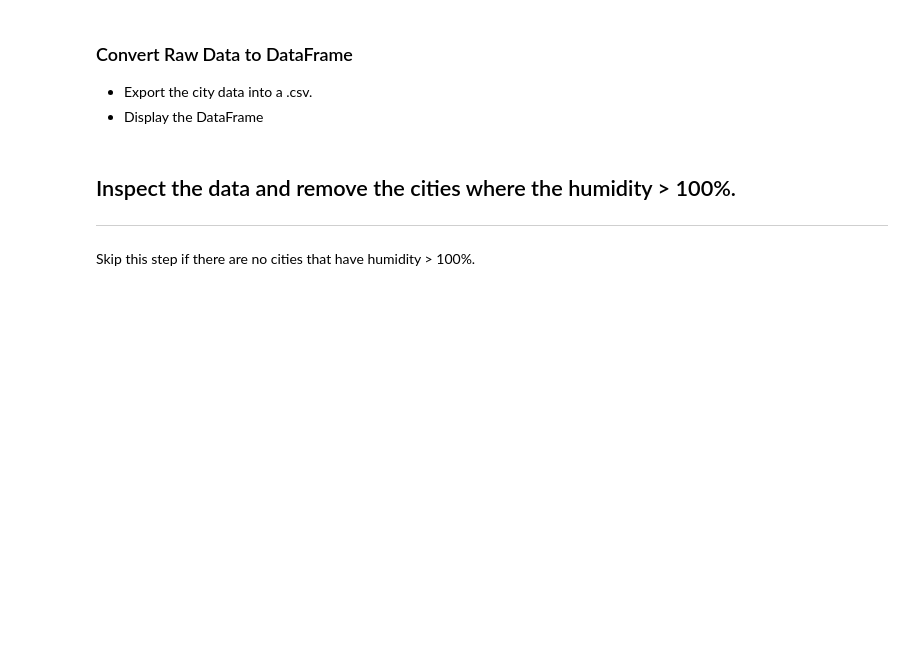
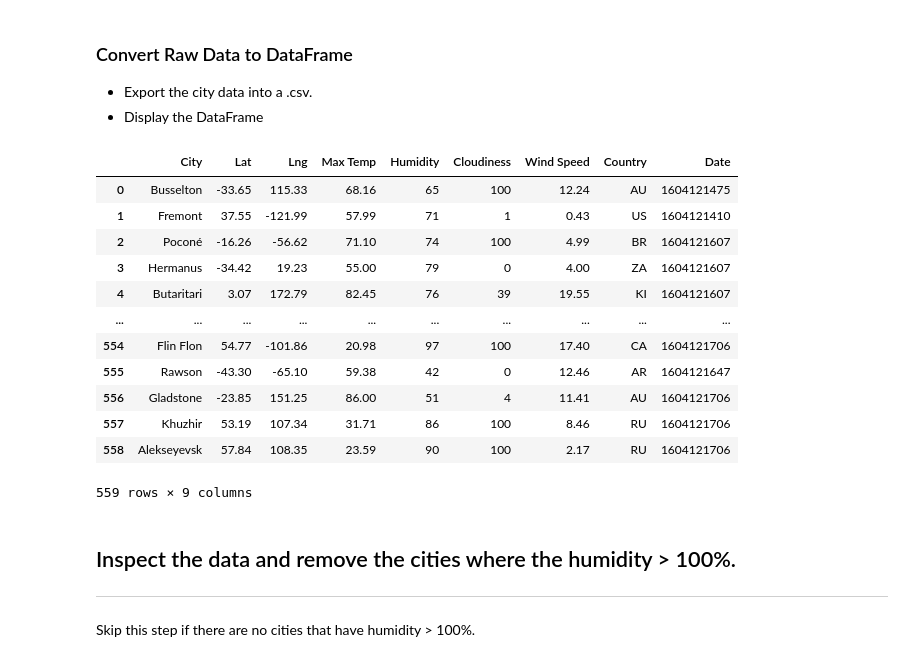
Before and after one commit to joe-m-2020/python-api-challenge, a Jupyter notebook: WeatherPy/WeatherPy.ipynb, the cells around one changed output. Cells and saved outputs as stored; diff of their text form; code cells hidden in the pictures; blank space fills up the shorter version.

```diff
--- a/WeatherPy/WeatherPy.ipynb
+++ b/WeatherPy/WeatherPy.ipynb
@@ -108,15 +108,29 @@ Data Retrieval Complete
 * Display the DataFrame
 # %%
 
-data_dict = {"City":cities,'Lat':lat_list,'Lng':lon_list,'Max Temp':max_temp,
+data_dict = {"City":city_name,'Lat':lat_list,'Lng':lon_list,'Max Temp':max_temp,
             'Humidity':humidity,'Cloudiness':cloudiness,'Wind Speed':wind_speed,
             'Country':country,'Date':date}
 city_weather_df = pd.DataFrame(data_dict)
 
 city_weather_df.to_csv(r'C:\Users\Joe\Documents\Boot_Camp\Homework\Week_6\06-Python-APIs\python-api-challenge\WeatherPy\WeatherPy.csv', index = False)
 
 
 city_weather_df
+# %% [output]
+|  | City | Lat | Lng | Max Temp | Humidity | Cloudiness | Wind Speed | Country | Date |
+| 0 | Busselton | -33.65 | 115.33 | 68.16 | 65 | 100 | 12.24 | AU | 1604121475 |
+| 1 | Fremont | 37.55 | -121.99 | 57.99 | 71 | 1 | 0.43 | US | 1604121410 |
+| 2 | Poconé | -16.26 | -56.62 | 71.10 | 74 | 100 | 4.99 | BR | 1604121607 |
+| 3 | Hermanus | -34.42 | 19.23 | 55.00 | 79 | 0 | 4.00 | ZA | 1604121607 |
+| 4 | Butaritari | 3.07 | 172.79 | 82.45 | 76 | 39 | 19.55 | KI | 1604121607 |
+| ... | ... | ... | ... | ... | ... | ... | ... | ... | ... |
+| 554 | Flin Flon | 54.77 | -101.86 | 20.98 | 97 | 100 | 17.40 | CA | 1604121706 |
+| 555 | Rawson | -43.30 | -65.10 | 59.38 | 42 | 0 | 12.46 | AR | 1604121647 |
+| 556 | Gladstone | -23.85 | 151.25 | 86.00 | 51 | 4 | 11.41 | AU | 1604121706 |
+| 557 | Khuzhir | 53.19 | 107.34 | 31.71 | 86 | 100 | 8.46 | RU | 1604121706 |
+| 558 | Alekseyevsk | 57.84 | 108.35 | 23.59 | 90 | 100 | 2.17 | RU | 1604121706 |
+559 rows × 9 columns
 # %% [markdown]
 ## Inspect the data and remove the cities where the humidity > 100%.
 ----
```
Also changed, not shown: parts of 1 cell of this notebook, 1 other file.
